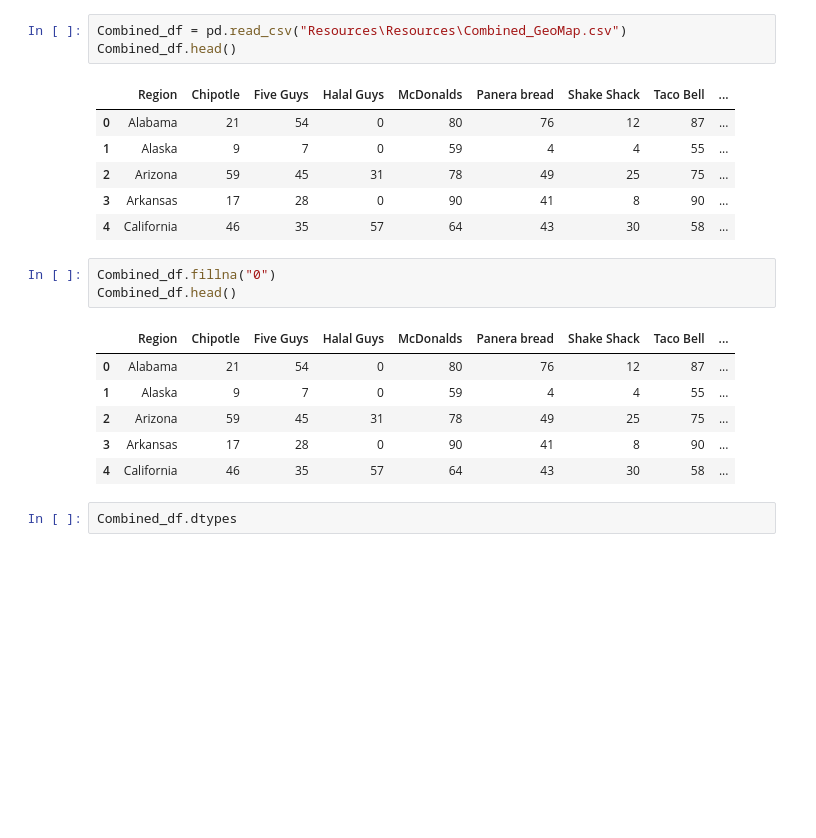
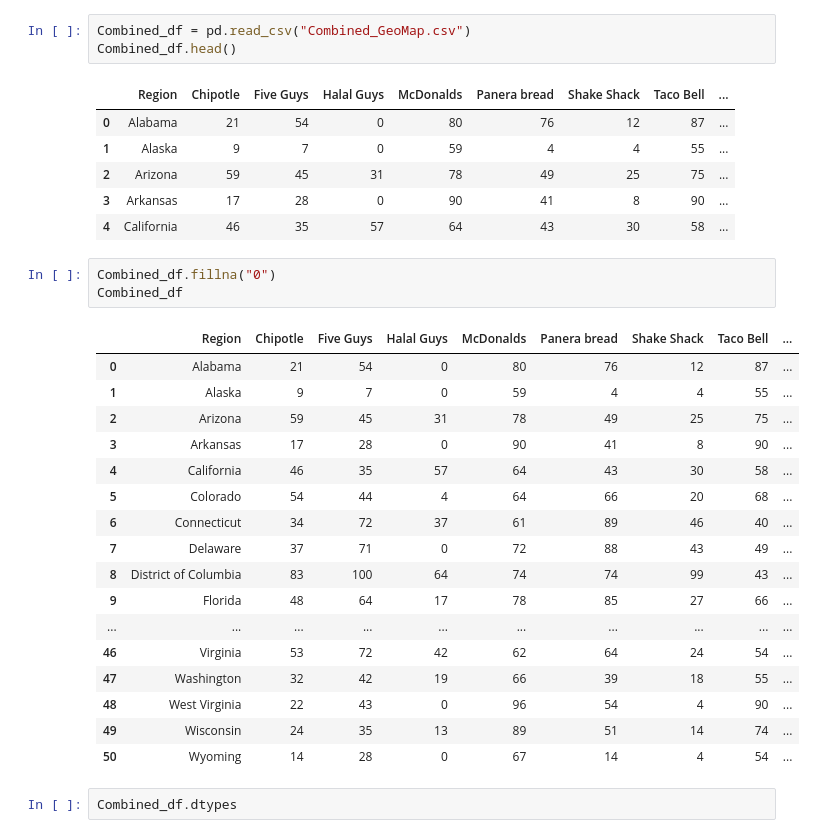
Before and after one commit to woodfin8/ProjectOne, a Jupyter notebook: Sarah/GeoMap_Viz.ipynb, the cells around one changed output. Cells and saved outputs as stored; diff of their text form; blank space fills up the shorter version.

```diff
--- a/Sarah/GeoMap_Viz.ipynb
+++ b/Sarah/GeoMap_Viz.ipynb
@@ -5,7 +5,7 @@ import pandas as pd
 import numpy as np
 import matplotlib.pyplot as plt
 # %%
-Combined_df = pd.read_csv("Resources\Resources\Combined_GeoMap.csv")
+Combined_df = pd.read_csv("Combined_GeoMap.csv")
 Combined_df.head()
 # %% [output]
 |  | Region | Chipotle | Five Guys | Halal Guys | McDonalds | Panera bread | Shake Shack | Taco Bell | ... |
@@ -16,14 +16,25 @@ Combined_df.head()
 | 4 | California | 46 | 35 | 57 | 64 | 43 | 30 | 58 | ... |
 # %%
 Combined_df.fillna("0")
-Combined_df.head()
+Combined_df
 # %% [output]
 |  | Region | Chipotle | Five Guys | Halal Guys | McDonalds | Panera bread | Shake Shack | Taco Bell | ... |
 | 0 | Alabama | 21 | 54 | 0 | 80 | 76 | 12 | 87 | ... |
 | 1 | Alaska | 9 | 7 | 0 | 59 | 4 | 4 | 55 | ... |
 | 2 | Arizona | 59 | 45 | 31 | 78 | 49 | 25 | 75 | ... |
 | 3 | Arkansas | 17 | 28 | 0 | 90 | 41 | 8 | 90 | ... |
 | 4 | California | 46 | 35 | 57 | 64 | 43 | 30 | 58 | ... |
+| 5 | Colorado | 54 | 44 | 4 | 64 | 66 | 20 | 68 | ... |
+| 6 | Connecticut | 34 | 72 | 37 | 61 | 89 | 46 | 40 | ... |
+| 7 | Delaware | 37 | 71 | 0 | 72 | 88 | 43 | 49 | ... |
+| 8 | District of Columbia | 83 | 100 | 64 | 74 | 74 | 99 | 43 | ... |
+| 9 | Florida | 48 | 64 | 17 | 78 | 85 | 27 | 66 | ... |
+| ... | ... | ... | ... | ... | ... | ... | ... | ... | ... |
+| 46 | Virginia | 53 | 72 | 42 | 62 | 64 | 24 | 54 | ... |
+| 47 | Washington | 32 | 42 | 19 | 66 | 39 | 18 | 55 | ... |
+| 48 | West Virginia | 22 | 43 | 0 | 96 | 54 | 4 | 90 | ... |
+| 49 | Wisconsin | 24 | 35 | 13 | 89 | 51 | 14 | 74 | ... |
+| 50 | Wyoming | 14 | 28 | 0 | 67 | 14 | 4 | 54 | ... |
 # %%
 Combined_df.dtypes
 # %% [output]
```
Also changed, not shown: parts of 10 cells of this notebook, 15 other files.
